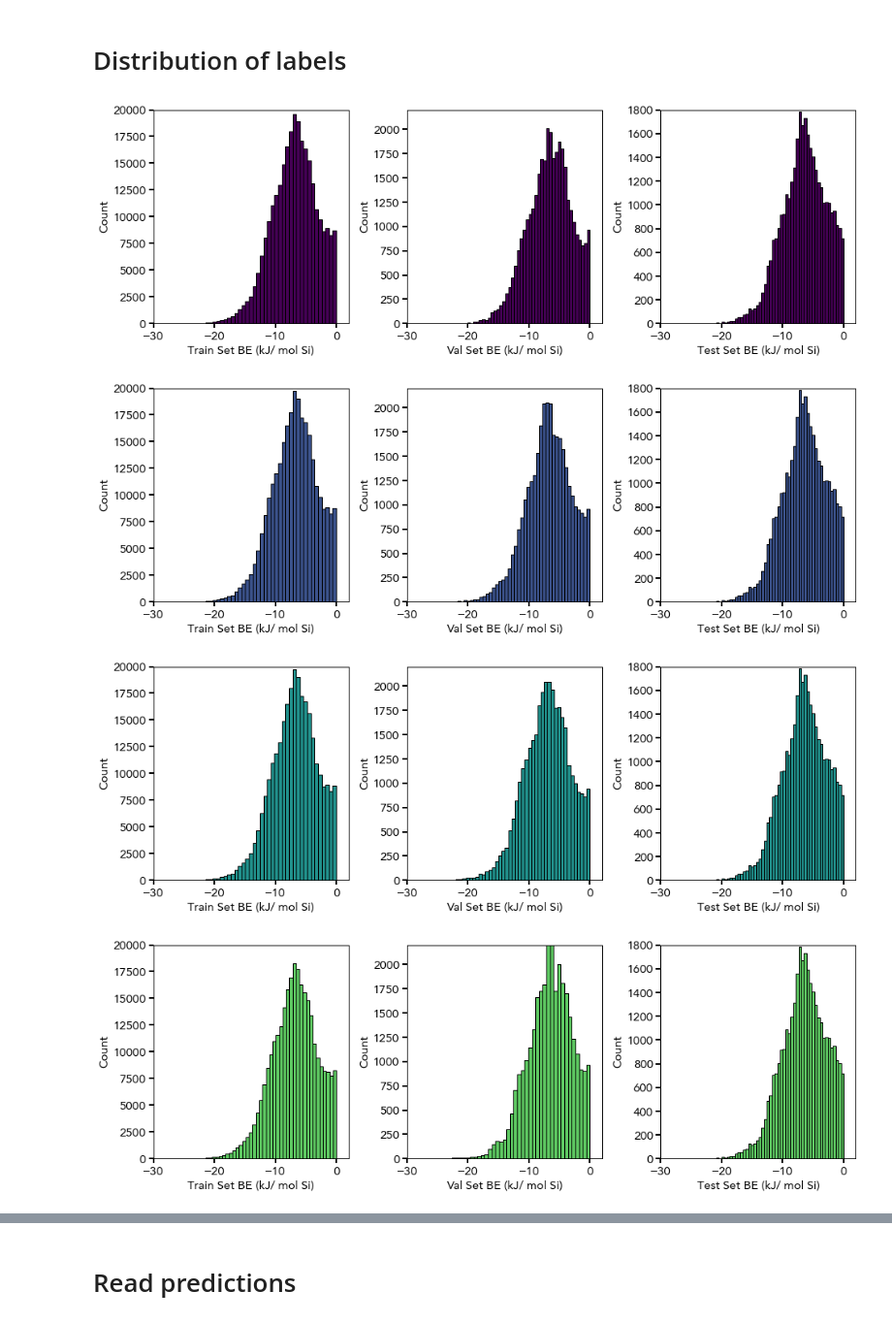
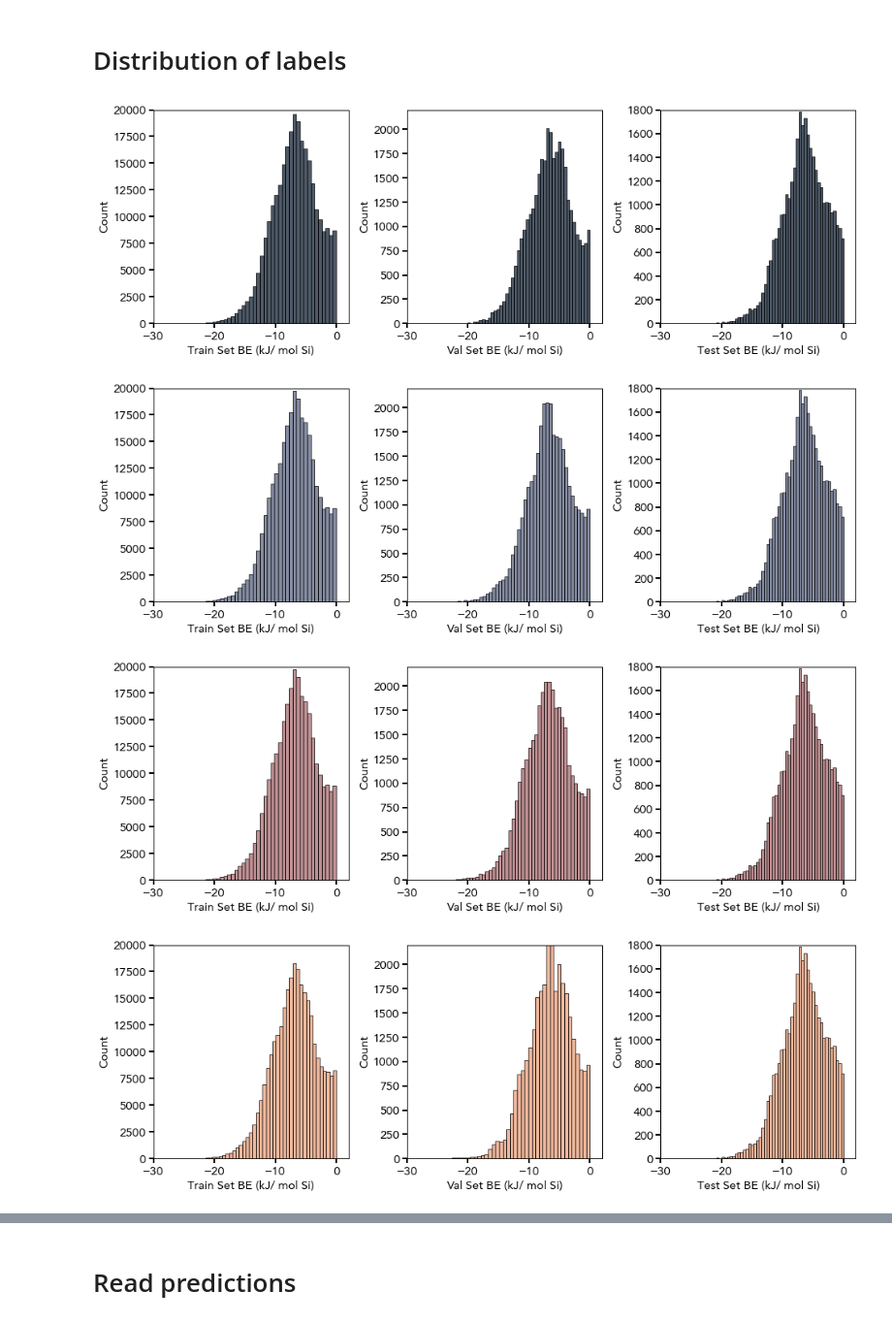
Before and after one commit to learningmatter-mit/zeobind, a Jupyter notebook: notebooks/model_performance.ipynb, the cells around one changed output, grey strips where cells are left out. Shown: that part at 97% size. Saved outputs shown, nothing was run; the diff lists cells and outputs as text; code cells hidden in the pictures.

```diff
--- a/notebooks/model_performance.ipynb
+++ b/notebooks/model_performance.ipynb
@@ -334,35 +338,35 @@ with open(main_op_dir + "/binary_labels.csv", "w") as f:
             f.write(line)
 # %%
 # energy task
-colors = get_color_values(5, 'viridis')
+colors = get_color_values(5, cmap_cm.lipari)
 limits = dict(
     train=dict(x=(-30, 2), y=(0, 20000)),
     val=dict(x=(-30, 2), y=(0, 2200)),
     test=dict(x=(-30, 2), y=(0, 1800)),
 )
 wspace = 0.3
 
 for i in range(1, 6):
     fig, axs = plt.subplots(1, 3, figsize=(16, 5))
 
     for idx, task in enumerate(['Train', 'Val', 'Test']):
 
         ss = splits[i][task.lower()]
         tt = iza_truth[
             (iza_truth['SMILES'].isin(ss))
             & (iza_truth['Binding (SiO2)'].lt(0.0))
             ]
 
         x = tt['Binding (SiO2)'].values
-        kwargs = dict(edgecolor='k', color=colors[i-1], bins=50)
+        kwargs = dict(edgecolor='k', color=colors[i-1], bins=50, alpha=0.7)
         axs[idx].hist(x, **kwargs)
 
         axs[idx] = format_axs(axs[idx], 15, 15, 1, f"{task} Set BE (kJ/ mol Si)", "Count", 15, 15, limits=limits[task.lower()], )
         plt.subplots_adjust(wspace=wspace)
 
     save_mpl_fig(fig, main_op_dir + f"/be_split_{i}_dist", ending='.svg', dpi=300)
 # %% [output]
-[figure, old version]
+[figure, new version]
-[figure, old version]
+[figure, new version]
-[figure, old version]
+[figure, new version]
-[figure, old version]
+[figure, new version]
```
Also changed, not shown: parts of 26 cells of this notebook, 9 other files.
